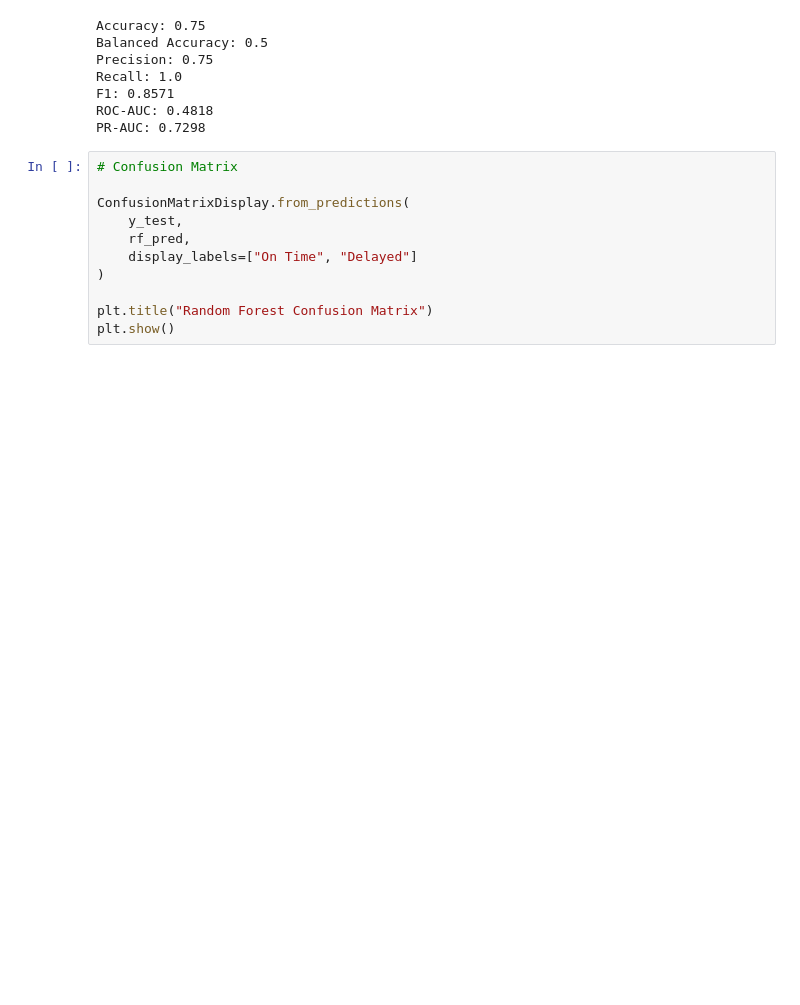
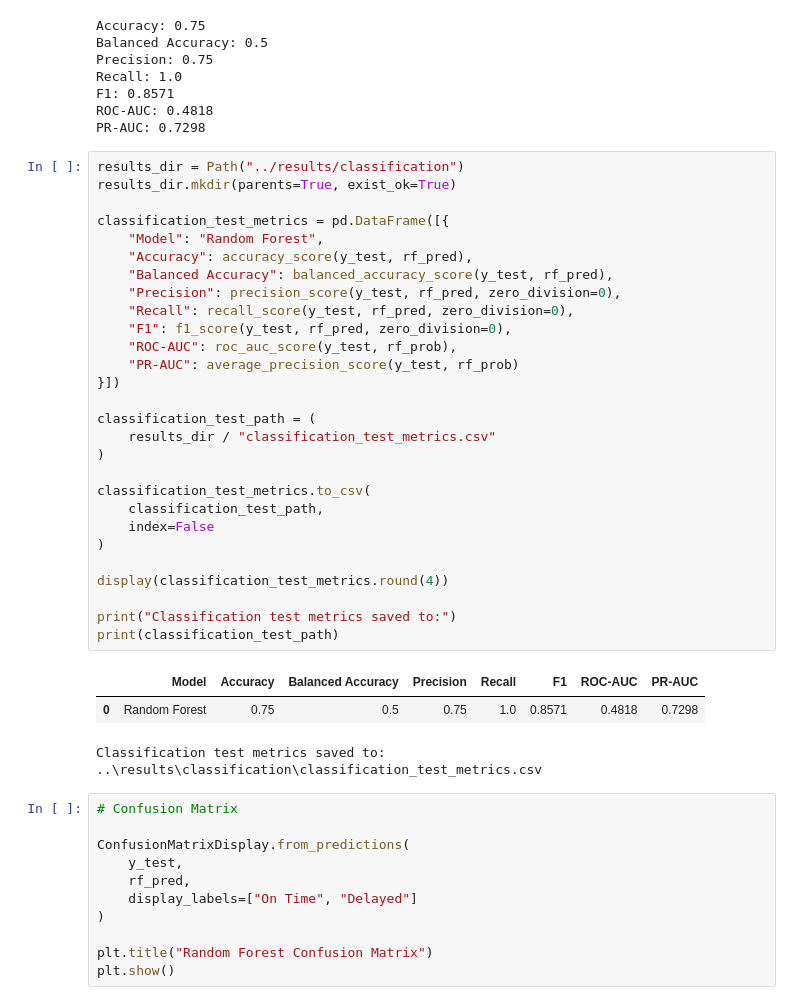
Before and after one commit to srisathvika/Public-Transport-Delay-Prediction, a Jupyter notebook: notebooks/03_Classification_Model_Building_and_Evaluation.ipynb, the cells around one changed output. Saved outputs shown, nothing was run; the diff lists cells and outputs as text; blank space fills up the shorter version.

Commit message:
saving test and cv results

```diff
--- a/notebooks/03_Classification_Model_Building_and_Evaluation.ipynb
+++ b/notebooks/03_Classification_Model_Building_and_Evaluation.ipynb
@@ -591,6 +591,39 @@ Recall: 1.0
 F1: 0.8571
 ROC-AUC: 0.4818
 PR-AUC: 0.7298
+# %%
+results_dir = Path("../results/classification")
+results_dir.mkdir(parents=True, exist_ok=True)
+
+classification_test_metrics = pd.DataFrame([{
+    "Model": "Random Forest",
+    "Accuracy": accuracy_score(y_test, rf_pred),
+    "Balanced Accuracy": balanced_accuracy_score(y_test, rf_pred),
+    "Precision": precision_score(y_test, rf_pred, zero_division=0),
+    "Recall": recall_score(y_test, rf_pred, zero_division=0),
+    "F1": f1_score(y_test, rf_pred, zero_division=0),
+    "ROC-AUC": roc_auc_score(y_test, rf_prob),
+    "PR-AUC": average_precision_score(y_test, rf_prob)
+}])
+
+classification_test_path = (
+    results_dir / "classification_test_metrics.csv"
+)
+
+classification_test_metrics.to_csv(
+    classification_test_path,
+    index=False
+)
+
+display(classification_test_metrics.round(4))
+
+print("Classification test metrics saved to:")
+print(classification_test_path)
+# %% [output]
+|  | Model | Accuracy | Balanced Accuracy | Precision | Recall | F1 | ROC-AUC | PR-AUC |
+| 0 | Random Forest | 0.75 | 0.5 | 0.75 | 1.0 | 0.8571 | 0.4818 | 0.7298 |
+Classification test metrics saved to:
+..\results\classification\classification_test_metrics.csv
 # %%
 # Confusion Matrix
 
```
Also changed, not shown: parts of 4 cells of this notebook, 14 other files.
